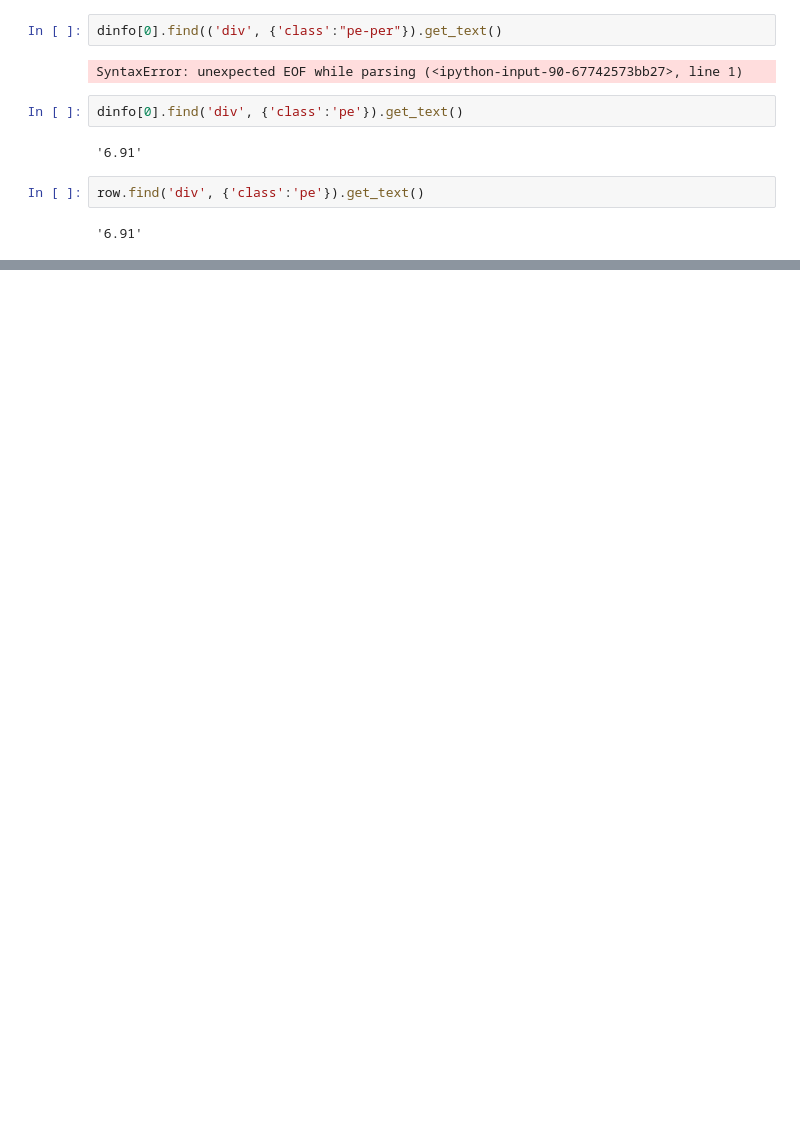
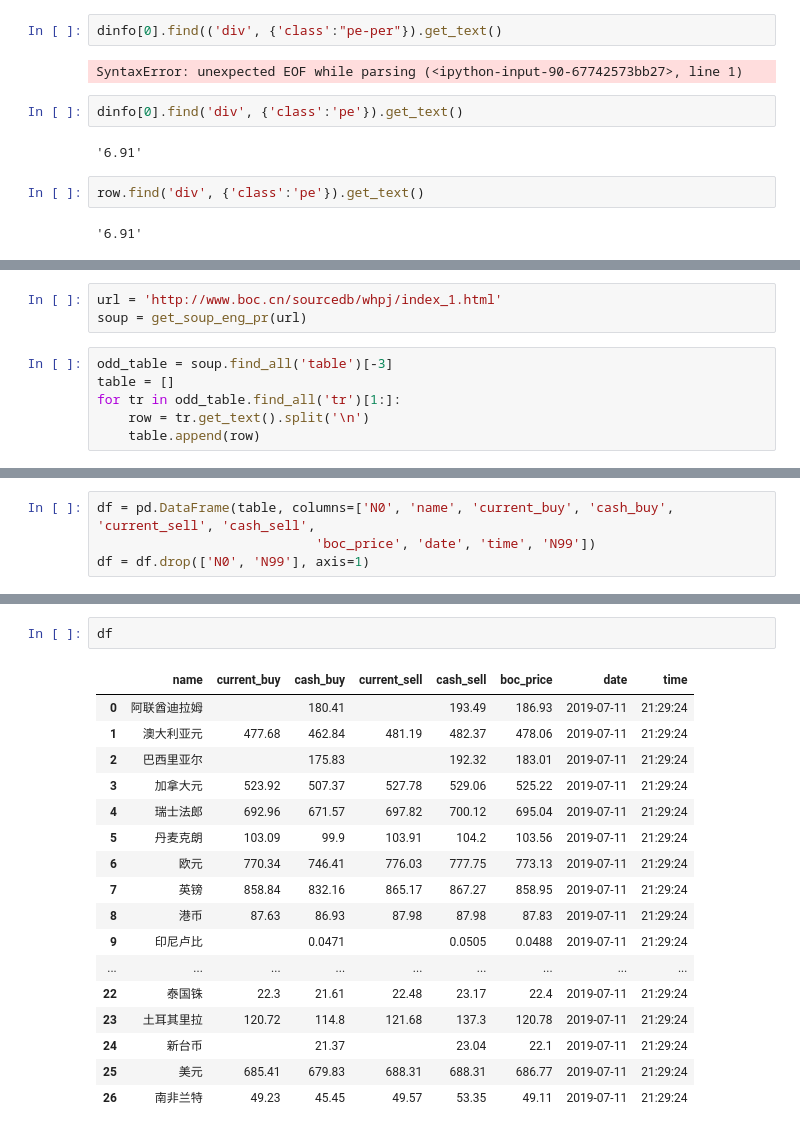
Before and after one commit to hemafeifei/wealth, a Jupyter notebook: scrapy/test.ipynb, the cells around one changed output, grey strips where cells are left out. Cells and saved outputs as stored; diff of their text form; blank space fills up the shorter version.

```diff
--- a/scrapy/test.ipynb
+++ b/scrapy/test.ipynb
@@ -132,0 +137,9 @@ row.find('div', {'class':'pe'}).get_text()
+# %%
+url = 'http://www.boc.cn/sourcedb/whpj/index_1.html'
+soup = get_soup_eng_pr(url)
+# %%
+odd_table = soup.find_all('table')[-3]
+table = []
+for tr in odd_table.find_all('tr')[1:]:
+    row = tr.get_text().split('\n')
+    table.append(row)
@@ -132,0 +150,4 @@ row.find('div', {'class':'pe'}).get_text()
+# %%
+df = pd.DataFrame(table, columns=['N0', 'name', 'current_buy', 'cash_buy', 'current_sell', 'cash_sell',
+                            'boc_price', 'date', 'time', 'N99'])
+df = df.drop(['N0', 'N99'], axis=1)
@@ -132,0 +161,20 @@ row.find('div', {'class':'pe'}).get_text()
+# %%
+df
+# %% [output]
+|  | name | current_buy | cash_buy | current_sell | cash_sell | boc_price | date | time |
+| 0 | 阿联酋迪拉姆 |  | 180.41 |  | 193.49 | 186.93 | 2019-07-11 | 21:29:24 |
+| 1 | 澳大利亚元 | 477.68 | 462.84 | 481.19 | 482.37 | 478.06 | 2019-07-11 | 21:29:24 |
+| 2 | 巴西里亚尔 |  | 175.83 |  | 192.32 | 183.01 | 2019-07-11 | 21:29:24 |
+| 3 | 加拿大元 | 523.92 | 507.37 | 527.78 | 529.06 | 525.22 | 2019-07-11 | 21:29:24 |
+| 4 | 瑞士法郎 | 692.96 | 671.57 | 697.82 | 700.12 | 695.04 | 2019-07-11 | 21:29:24 |
+| 5 | 丹麦克朗 | 103.09 | 99.9 | 103.91 | 104.2 | 103.56 | 2019-07-11 | 21:29:24 |
+| 6 | 欧元 | 770.34 | 746.41 | 776.03 | 777.75 | 773.13 | 2019-07-11 | 21:29:24 |
+| 7 | 英镑 | 858.84 | 832.16 | 865.17 | 867.27 | 858.95 | 2019-07-11 | 21:29:24 |
+| 8 | 港币 | 87.63 | 86.93 | 87.98 | 87.98 | 87.83 | 2019-07-11 | 21:29:24 |
+| 9 | 印尼卢比 |  | 0.0471 |  | 0.0505 | 0.0488 | 2019-07-11 | 21:29:24 |
+| ... | ... | ... | ... | ... | ... | ... | ... | ... |
+| 22 | 泰国铢 | 22.3 | 21.61 | 22.48 | 23.17 | 22.4 | 2019-07-11 | 21:29:24 |
+| 23 | 土耳其里拉 | 120.72 | 114.8 | 121.68 | 137.3 | 120.78 | 2019-07-11 | 21:29:24 |
+| 24 | 新台币 |  | 21.37 |  | 23.04 | 22.1 | 2019-07-11 | 21:29:24 |
+| 25 | 美元 | 685.41 | 679.83 | 688.31 | 688.31 | 686.77 | 2019-07-11 | 21:29:24 |
+| 26 | 南非兰特 | 49.23 | 45.45 | 49.57 | 53.35 | 49.11 | 2019-07-11 | 21:29:24 |
```
Also changed, not shown: parts of 9 cells of this notebook, 1 other file.
